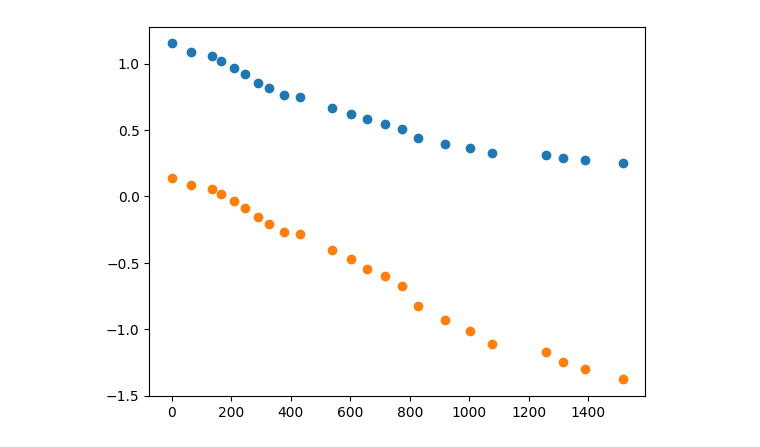
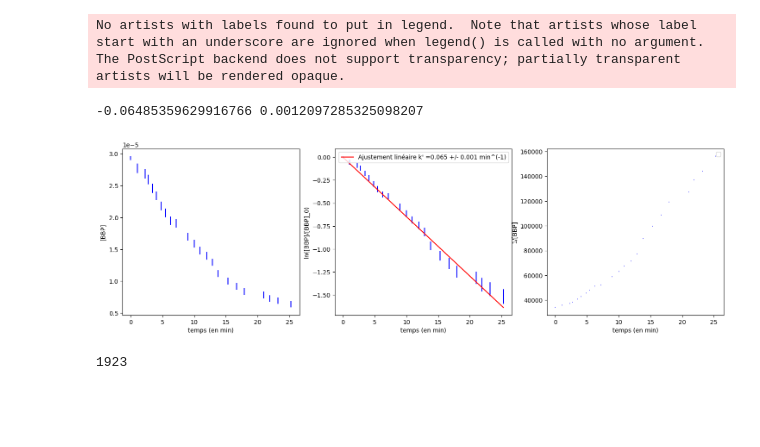
Before and after one commit to Duffy-y/TP-Saclay, a Jupyter notebook: Cinétique_TP/TP_Cinetique.ipynb, the cells around one changed output. Drawn from its saved outputs; the diff is of its cells as text; code cells hidden in the pictures; blank space fills up the shorter version.

Commit message:
Première partie TP CInétique

```diff
--- a/Cinétique_TP/TP_Cinetique.ipynb
+++ b/Cinétique_TP/TP_Cinetique.ipynb
@@ -8,13 +9,61 @@ import statistics
-# %%
-xls=pd.ExcelFile("Copie de Mesure_TP_Cinetique.xls")
-df1=pd.read_excel(xls,'1ere expérience ratée')
-df2=pd.read_excel(xls,'Seconde expérience')
-
-
-absorbance1=df1['Absorbance'].values
-temps1=df1['temps'].values
-plt.scatter(temps1,absorbance1)
-plt.scatter(temps1,np.log(absorbance1))
-plt.show()
-# %% [output]
-[figure, removed]
+# %%
+def linear_function(x,a,b):
+    return a* x + b
+# %%
+xls=pd.ExcelFile("Mesure_TP_Cinetique.xls")
+df1=pd.read_excel(xls,'1ere expérience ratée')
+df2=pd.read_excel(xls,'Seconde expérience')
+
+C=ufloat(2.93*10**(-5),0.03*10**(-5))
+
+absorbance1=df1['Absorbance'].values
+absorbance1=unumpy.uarray(absorbance1,0.02)
+
+temps1=df1['temps'].values
+t1=temps1/60
+t1=unumpy.uarray(t1,2/60)
+
+epsilon=absorbance1[0]/C
+
+BBP=absorbance1/epsilon
+
+
+fig,(ax1,ax2,ax3)=plt.subplots(1,3,figsize=(18,5))
+
+ax1.errorbar(unumpy.nominal_values(t1),unumpy.nominal_values(BBP),xerr=unumpy.std_devs(t1),yerr=unumpy.std_devs(BBP),fmt='None',ecolor='b')
+ax2.errorbar(unumpy.nominal_values(t1),unumpy.nominal_values(unumpy.log(BBP/BBP[0])),xerr=unumpy.std_devs(t1),yerr=unumpy.std_devs(unumpy.log(BBP)),fmt='None',ecolor='b')
+ax3.errorbar(unumpy.nominal_values(t1),unumpy.nominal_values(1/BBP),xerr=unumpy.std_devs(t1),yerr=unumpy.std_devs(unumpy.log(1/BBP)),fmt='None',ecolor='b')
+
+
+ax1.set_xlabel('temps (en min)')
+ax2.set_xlabel('temps (en min)')
+ax3.set_xlabel('temps (en min)')
+
+ax1.set_ylabel('[BBP]')
+ax2.set_ylabel('ln([BBP]/[BBP]_0)')
+ax3.set_ylabel('1/[BBP]')
+
+
+param,pcov=curve_fit(linear_function,xdata=unumpy.nominal_values(t1),ydata=unumpy.nominal_values(unumpy.log(BBP/BBP[0])),sigma=unumpy.std_devs(unumpy.log(BBP)))
+(kprime,b)=(param[0],param[1])
+
+
+incer=np.diag(np.sqrt(pcov))
+kincer=incer[0]
+print(kprime,kincer)
+ax2.plot(unumpy.nominal_values(t1),unumpy.nominal_values(kprime)*unumpy.nominal_values(t1),c='r',label=f'Ajustement linéaire k\' =0.065 +/- 0.001 min^(-1)')
+ax2.legend()
+plt.legend()
+plt.savefig('3CourbesCinétiques.eps',format='eps',dpi=1000)
+plt.show()
+# %% [output]
+No artists with labels found to put in legend.  Note that artists whose label start with an underscore are ignored when legend() is called with no argument.
+The PostScript backend does not support transparency; partially transparent artists will be rendered opaque.
+-0.06485359629916766 0.0012097285325098207
+[figure, added]
+# %%
+tableau=df1.to_latex(columns=('Absorbance','A x C_0/A0','tmin'),index=False,column_format='|c|c|c|',header=('$Absorbance \pm 0.02 $','Concentration en mol/L',"Temps \pm 0.033 en min"),float_format="%.2f")
+f=open("TableauCinétique.txt",'w')
+f.write(tableau)
+# %% [output]
+1923
```
Also changed, not shown: parts of 1 cell of this notebook, 9 other files.
